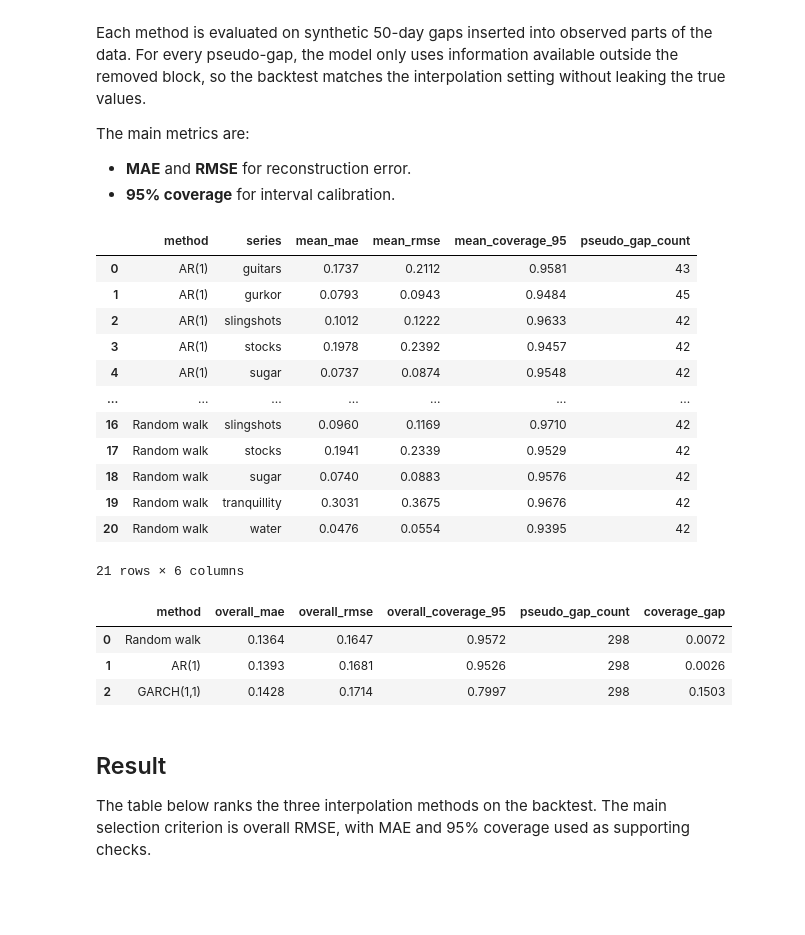
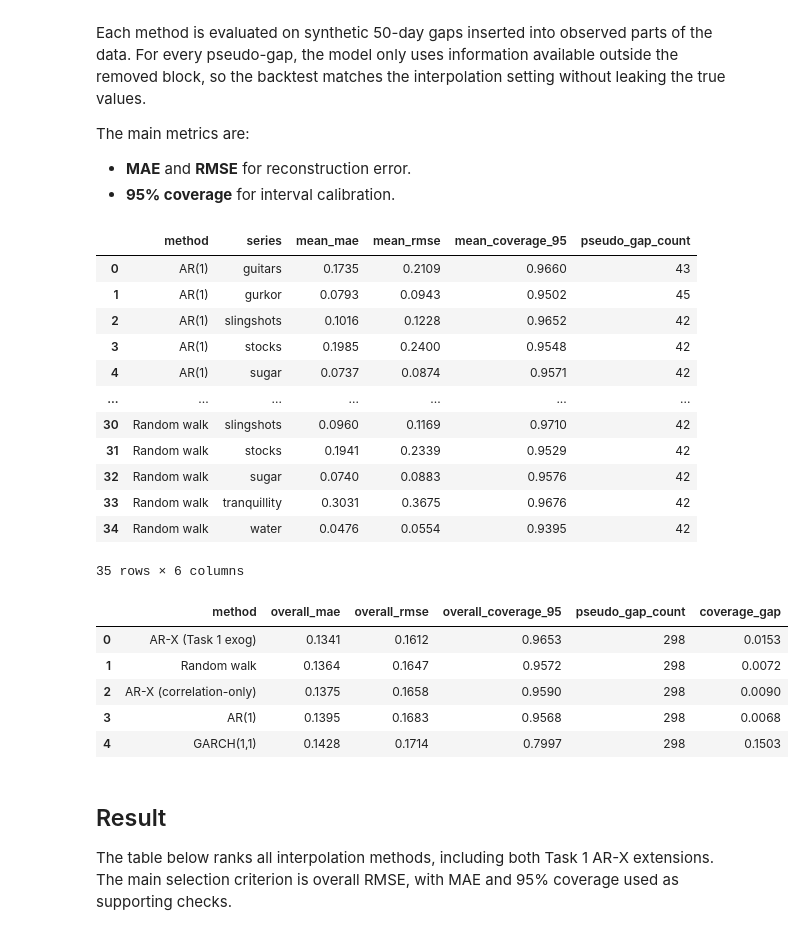
Before and after one commit to luprader/project_FTS, a Jupyter notebook: notebooks/task2_albin.ipynb, the cells around one changed output. Saved outputs shown, nothing was run; the diff lists cells and outputs as text; code cells hidden in the pictures; blank space fills up the shorter version.

Commit message:
added ar-x method that uses lags from other series

```diff
--- a/notebooks/task2_albin.ipynb
+++ b/notebooks/task2_albin.ipynb
@@ -424,15 +870,21 @@ interpolation_summary = pd.DataFrame(summary_rows)
 interpolation_results = method_tables["ar1"].drop(columns="method")
 random_walk_interpolation_results = method_tables["random_walk"].drop(columns="method")
 garch_interpolation_results = method_tables["garch"].drop(columns="method")
+arx_task1_interpolation_results = method_tables["arx_task1"].drop(columns="method")
+arx_corr_only_interpolation_results = method_tables["arx_corr_only"].drop(columns="method")
 
 interpolated_data = method_filled_data["ar1"]
 random_walk_interpolated_data = method_filled_data["random_walk"]
 garch_interpolated_data = method_filled_data["garch"]
+arx_task1_interpolated_data = method_filled_data["arx_task1"]
+arx_corr_only_interpolated_data = method_filled_data["arx_corr_only"]
 
 method_result_frames = {
     "ar1": interpolation_results,
     "random_walk": random_walk_interpolation_results,
     "garch": garch_interpolation_results,
+    "arx_task1": arx_task1_interpolation_results,
+    "arx_corr_only": arx_corr_only_interpolation_results,
 }
 method_summary_frames = {
     method: interpolation_summary[interpolation_summary["method"] == METHOD_LABELS[method]].reset_index(drop=True)
@@ -442,6 +894,8 @@ method_styles = {
     "ar1": {"color": "tab:orange", "linestyle": "-", "linewidth": 2.0, "label": "AR(1) estimate"},
     "random_walk": {"color": "tab:green", "linestyle": "--", "linewidth": 1.8, "label": "Random walk estimate"},
     "garch": {"color": "tab:red", "linestyle": "-.", "linewidth": 1.8, "label": "GARCH estimate"},
+    "arx_task1": {"color": "tab:purple", "linestyle": ":", "linewidth": 2.2, "label": "AR-X Task 1 estimate"},
+    "arx_corr_only": {"color": "tab:brown", "linestyle": "--", "linewidth": 2.2, "label": "AR-X correlation-only estimate"},
 }
 
 
@@ -493,6 +947,9 @@ def plot_interpolation_method(method):
 
 def display_interpolation_method(method):
     # show the table summary and graph for one model
+    if method not in method_result_frames:
+        available = ", ".join(method_result_frames.keys())
+        raise KeyError(f"{method!r} has not been registered in method_result_frames. Available methods: {available}")
     print(f"Interpolated values with 95% uncertainty bands: {METHOD_LABELS[method]}")
     display(method_result_frames[method].head(14))
     print("\nSeries-level summary:")
@@ -609,7 +1175,7 @@ def observed_segments_without_tail(series, tail_missing = TAIL_MISSING):
     return [trimmed.iloc[group] for group in observed_groups if len(group) > 0]
 
 
-def _backtest_interpolation_for_segment(segment, pseudo_series, start, end, method, gap_length, window):
+def _backtest_interpolation_for_segment(segment, pseudo_series, start, end, method, gap_length, window, panel_segment):
     # apply one model to one synthetic gap
     log_segment = np.log(segment)
     left_log_price = float(log_segment.iloc[start - 1])
@@ -659,6 +1225,21 @@ def _backtest_interpolation_for_segment(segment, pseudo_series, start, end, meth
             "drift_return": params["drift_return"],
             "long_run_sigma": params["long_run_sigma"],
         }
+    elif method in ("arx_task1", "arx_corr_only"):
+        exog_lag_map = TASK1_EXOGENOUS_LAGS if method == "arx_task1" else TASK1_CORRELATION_ONLY_LAGS
+        model_source = "Task 1 correlation + Granger" if method == "arx_task1" else "Task 1 correlation-only"
+        estimate, lower_95, upper_95, _, params = arx_task1_conditional_prices(
+            series=pseudo_series,
+            panel_data=panel_segment,
+            gap_start=start,
+            gap_end=end,
+            window=window,
+            exog_lag_map=exog_lag_map,
+            model_source=model_source,
+        )
+        diagnostics = params
+    else:
+        raise ValueError(f"Unknown method: {method}")
 
     return estimate, lower_95, upper_95, diagnostics
 
@@ -670,6 +1251,8 @@ def backtest_series(series, method, gap_length = GAP_LENGTH, window = LOCAL_WIND
     for segment in observed_segments_without_tail(series):
         if len(segment) < 2 * window + gap_length + 2:
             continue
+
+        panel_segment = data.loc[segment.index]
 
         for start in range(window, len(segment) - window - gap_length - 1, step):
             end = start + gap_length - 1
@@ -684,6 +1267,7 @@ def backtest_series(series, method, gap_length = GAP_LENGTH, window = LOCAL_WIND
                 method=method,
                 gap_length=gap_length,
                 window=window,
+                panel_segment=panel_segment,
             )
 
             actual = segment.iloc[start:end + 1].to_numpy()
@@ -709,50 +1293,52 @@ backtest_results = pd.concat(
         backtest_series(data[column], method=method)
         for method in INTERPOLATION_METHODS
         for column in data.columns
     ],
     ignore_index=True,
 )
 backtest_summary = backtest_results.groupby(["method", "series"], as_index=False).agg(
     mean_mae=("mae", "mean"),
     mean_rmse=("rmse", "mean"),
     mean_coverage_95=("coverage_95", "mean"),
     pseudo_gap_count=("coverage_95", "size"),
 )
 backtest_method_summary = backtest_results.groupby("method", as_index=False).agg(
     overall_mae=("mae", "mean"),
     overall_rmse=("rmse", "mean"),
     overall_coverage_95=("coverage_95", "mean"),
     pseudo_gap_count=("coverage_95", "size"),
 )
 backtest_method_summary["coverage_gap"] = (backtest_method_summary["overall_coverage_95"] - 0.95).abs()
 backtest_method_summary = backtest_method_summary.sort_values(
     ["overall_rmse", "overall_mae", "coverage_gap"],
     ascending=[True, True, True],
 ).reset_index(drop=True)
 
 display(backtest_summary)
 display(backtest_method_summary)
 # %% [output]
 |  | method | series | mean_mae | mean_rmse | mean_coverage_95 | pseudo_gap_count |
-| 0 | AR(1) | guitars | 0.1737 | 0.2112 | 0.9581 | 43 |
-| 1 | AR(1) | gurkor | 0.0793 | 0.0943 | 0.9484 | 45 |
-| 2 | AR(1) | slingshots | 0.1012 | 0.1222 | 0.9633 | 42 |
-| 3 | AR(1) | stocks | 0.1978 | 0.2392 | 0.9457 | 42 |
-| 4 | AR(1) | sugar | 0.0737 | 0.0874 | 0.9548 | 42 |
+| 0 | AR(1) | guitars | 0.1735 | 0.2109 | 0.9660 | 43 |
+| 1 | AR(1) | gurkor | 0.0793 | 0.0943 | 0.9502 | 45 |
+| 2 | AR(1) | slingshots | 0.1016 | 0.1228 | 0.9652 | 42 |
+| 3 | AR(1) | stocks | 0.1985 | 0.2400 | 0.9548 | 42 |
+| 4 | AR(1) | sugar | 0.0737 | 0.0874 | 0.9571 | 42 |
 | ... | ... | ... | ... | ... | ... | ... |
-| 16 | Random walk | slingshots | 0.0960 | 0.1169 | 0.9710 | 42 |
-| 17 | Random walk | stocks | 0.1941 | 0.2339 | 0.9529 | 42 |
-| 18 | Random walk | sugar | 0.0740 | 0.0883 | 0.9576 | 42 |
-| 19 | Random walk | tranquillity | 0.3031 | 0.3675 | 0.9676 | 42 |
-| 20 | Random walk | water | 0.0476 | 0.0554 | 0.9395 | 42 |
+| 30 | Random walk | slingshots | 0.0960 | 0.1169 | 0.9710 | 42 |
+| 31 | Random walk | stocks | 0.1941 | 0.2339 | 0.9529 | 42 |
+| 32 | Random walk | sugar | 0.0740 | 0.0883 | 0.9576 | 42 |
+| 33 | Random walk | tranquillity | 0.3031 | 0.3675 | 0.9676 | 42 |
+| 34 | Random walk | water | 0.0476 | 0.0554 | 0.9395 | 42 |
-21 rows × 6 columns
+35 rows × 6 columns
 |  | method | overall_mae | overall_rmse | overall_coverage_95 | pseudo_gap_count | coverage_gap |
-| 0 | Random walk | 0.1364 | 0.1647 | 0.9572 | 298 | 0.0072 |
-| 1 | AR(1) | 0.1393 | 0.1681 | 0.9526 | 298 | 0.0026 |
-| 2 | GARCH(1,1) | 0.1428 | 0.1714 | 0.7997 | 298 | 0.1503 |
+| 0 | AR-X (Task 1 exog) | 0.1341 | 0.1612 | 0.9653 | 298 | 0.0153 |
+| 1 | Random walk | 0.1364 | 0.1647 | 0.9572 | 298 | 0.0072 |
+| 2 | AR-X (correlation-only) | 0.1375 | 0.1658 | 0.9590 | 298 | 0.0090 |
+| 3 | AR(1) | 0.1395 | 0.1683 | 0.9568 | 298 | 0.0068 |
+| 4 | GARCH(1,1) | 0.1428 | 0.1714 | 0.7997 | 298 | 0.1503 |
 # %% [markdown]
 ## Result
-The table below ranks the three interpolation methods on the backtest. The main selection criterion is overall RMSE, with MAE and 95% coverage used as supporting checks.
+The table below ranks all interpolation methods, including both Task 1 AR-X extensions. The main selection criterion is overall RMSE, with MAE and 95% coverage used as supporting checks.
 # %%
 # pick the top ranked model from the backtest table
 best_method = backtest_method_summary.iloc[0]
```
Also changed, not shown: parts of 15 cells of this notebook.
